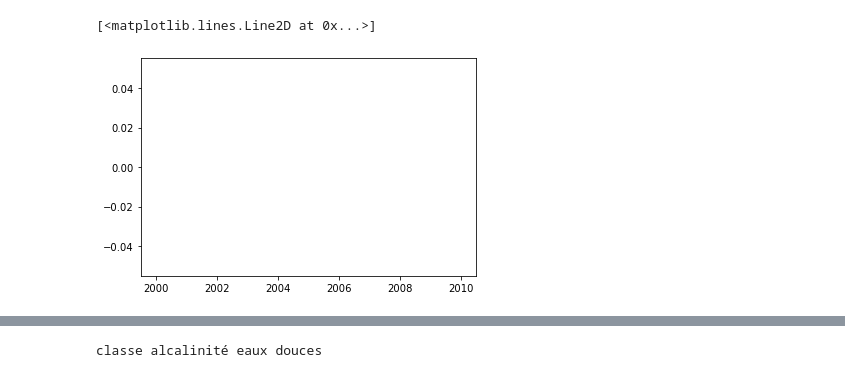
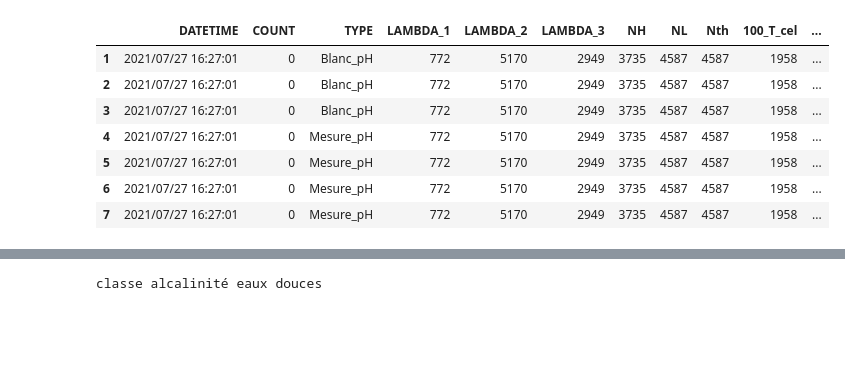
Before and after one commit to matlab-oceano/Apasch, a Jupyter notebook: Untitled.ipynb, the cells around one changed output, grey strips where cells are left out. Drawn from its saved outputs; the diff is of its cells as text; code cells hidden in the pictures; blank space fills up the shorter version.

```diff
--- a/Untitled.ipynb
+++ b/Untitled.ipynb
@@ -265,6 +465,11 @@ main.data_cycle
-# %%
-ff=main.data_cycle
-plt.plot(alc['DATE+HEURE'],alc['Alc 1'])
-# %% [output]
-[<matplotlib.lines.Line2D at 0x...>]
-[figure, removed]
+# %%
+main.data_cycle
+# %% [output]
+|  | DATETIME | COUNT | TYPE | LAMBDA_1 | LAMBDA_2 | LAMBDA_3 | NH | NL | Nth | 100_T_cel | ... |
+| 1 | 2021/07/27 16:27:01 | 0 | Blanc_pH | 772 | 5170 | 2949 | 3735 | 4587 | 4587 | 1958 | ... |
+| 2 | 2021/07/27 16:27:01 | 0 | Blanc_pH | 772 | 5170 | 2949 | 3735 | 4587 | 4587 | 1958 | ... |
+| 3 | 2021/07/27 16:27:01 | 0 | Blanc_pH | 772 | 5170 | 2949 | 3735 | 4587 | 4587 | 1958 | ... |
+| 4 | 2021/07/27 16:27:01 | 0 | Mesure_pH | 772 | 5170 | 2949 | 3735 | 4587 | 4587 | 1958 | ... |
+| 5 | 2021/07/27 16:27:01 | 0 | Mesure_pH | 772 | 5170 | 2949 | 3735 | 4587 | 4587 | 1958 | ... |
+| 6 | 2021/07/27 16:27:01 | 0 | Mesure_pH | 772 | 5170 | 2949 | 3735 | 4587 | 4587 | 1958 | ... |
+| 7 | 2021/07/27 16:27:01 | 0 | Mesure_pH | 772 | 5170 | 2949 | 3735 | 4587 | 4587 | 1958 | ... |
```
Also changed, not shown: parts of 7 cells of this notebook, 12 other files.
